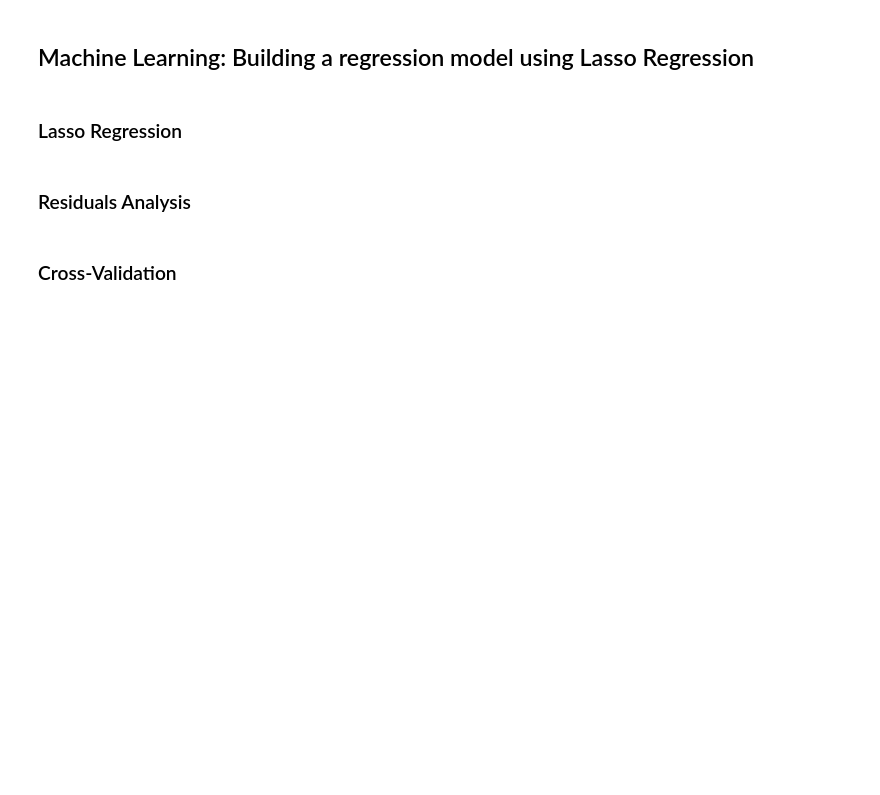
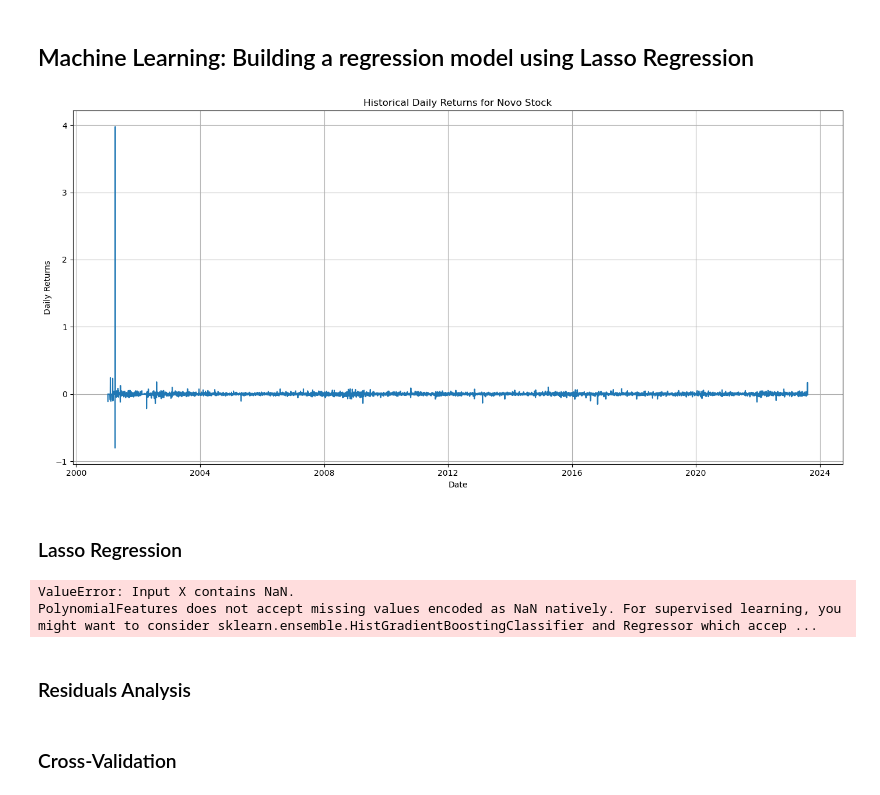
Before and after one commit to lealundjeppesen/kode_koner, a Jupyter notebook: PROJECT/Machine Learning.ipynb, the cells around one changed output. Drawn from its saved outputs; the diff is of its cells as text; code cells hidden in the pictures; blank space fills up the shorter version.

```diff
--- a/PROJECT/Machine Learning.ipynb
+++ b/PROJECT/Machine Learning.ipynb
@@ -3,23 +3,25 @@
 # %%
 import matplotlib.pyplot as plt
 import numpy as np
 import pandas as pd
 from sklearn.model_selection import train_test_split
 from sklearn.linear_model import Lasso
 from sklearn.metrics import mean_squared_error
 from sklearn.preprocessing import StandardScaler
 from sklearn.preprocessing import PolynomialFeatures
 from sklearn.metrics import mean_squared_error as mse
 from sklearn.model_selection import cross_val_score
 
-## IMPORT VARIABLES OR DATA FRAMES HERE
-df_merged.dropna(inplace=True)
+## IMPORTING THE CLEANED DATAFRAME
+df = pd.read_csv('cleaned_data.csv')
+# %% [output]
+[figure, added]
 # %% [markdown]
 ### Lasso Regression
 # %%
 # Splitting the data into features and target variable
-X = df_merged_clean[['mean', 'std', 'count']]  # Features
-y = df_merged_clean['Daily_Return']  # Target variable
+X = df_merged_clean[['mean', 'std', 'volume']]  # Features
+y = df_merged_clean['daily_return']  # Target variable
 
 # Splitting the data
 X_train, X_test, y_train, y_test = train_test_split(X, y, test_size=0.3, random_state=42)
@@ -33,6 +35,9 @@ X_test_p = poly_trans.transform(X_test)  # Use transform, not fit_transform for
 rescaler = StandardScaler().fit(X_train_p)
 X_train2 = rescaler.transform(X_train_p)
 X_test2 = rescaler.transform(X_test_p)
+# %% [output]
+ValueError: Input X contains NaN.
+PolynomialFeatures does not accept missing values encoded as NaN natively. For supervised learning, you might want to consider sklearn.ensemble.HistGradientBoostingClassifier and Regressor which accep ...
 # %%
 # Creating a function that calculates the mean squared error
 def rmse(y_true, y_pred):
```
